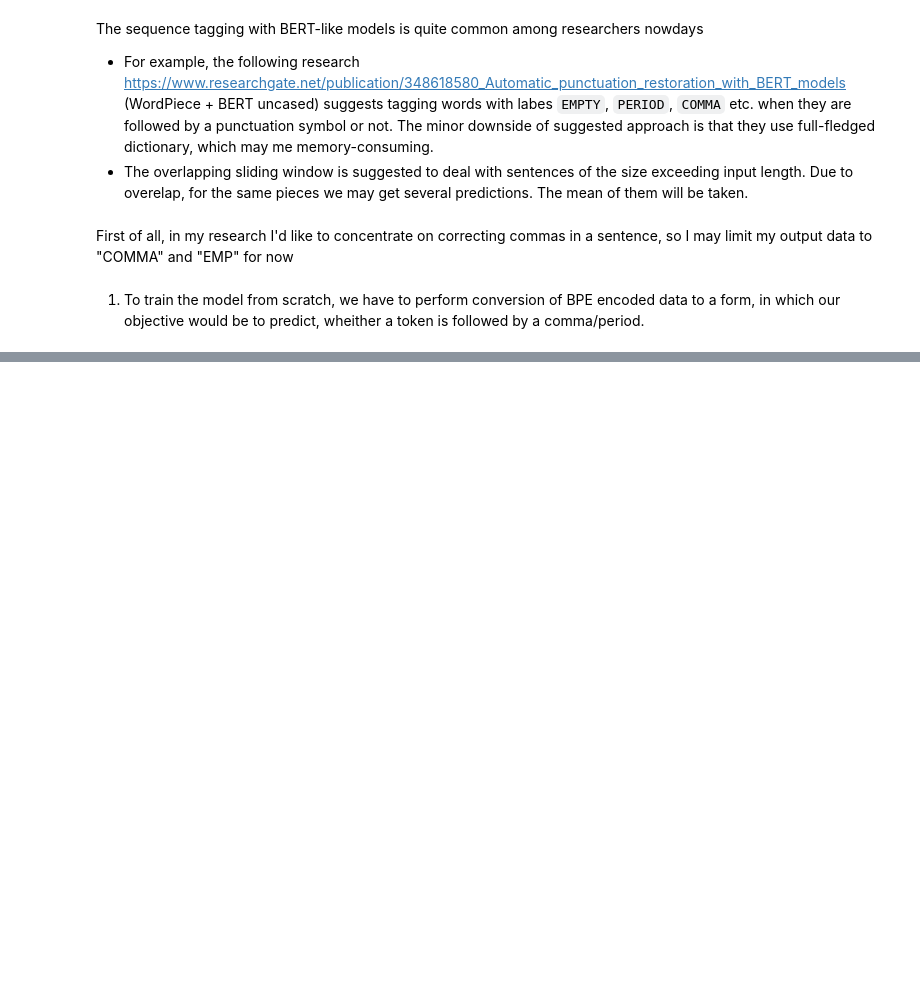
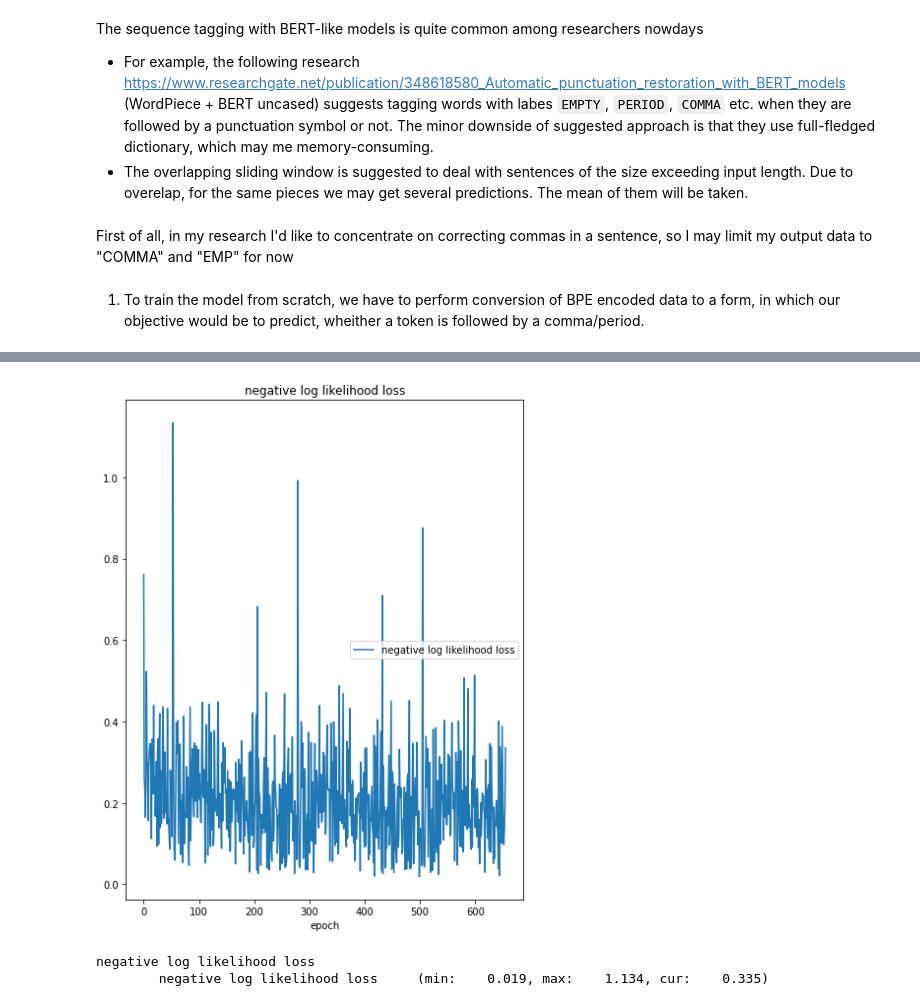
Before and after one commit to tomateit/punctuation-restoration, a Jupyter notebook: notebooks/1-seq2seq_formulation.ipynb, the cells around one changed output, grey strips where cells are left out. Saved outputs shown, nothing was run; the diff lists cells and outputs as text; code cells hidden in the pictures; blank space fills up the shorter version.

Commit message:
First working model and encoding algo + inference function

```diff
--- a/notebooks/1-seq2seq_formulation.ipynb
+++ b/notebooks/1-seq2seq_formulation.ipynb
@@ -89,0 +38,2 @@ encode_commas(enc)
+# %%
+bpe = create_bpe_tokenizer_from_scratch(" \n ".join(corpus))
@@ -89,0 +135,5 @@ encode_commas(enc)
+# %%
+EMBEDDING_DIM = 32
+HIDDEN_DIM    = 32
+VOCAB_SIZE    = total_words
+TAGSET_SIZE   = len(target_mapping)
@@ -89,0 +166,39 @@ encode_commas(enc)
+# %%
+model         = LSTMTagger(EMBEDDING_DIM, HIDDEN_DIM, VOCAB_SIZE, TAGSET_SIZE)
+loss_function = nn.NLLLoss()
+optimizer     = optim.SGD(model.parameters(), lr=0.1)
+# %%
+from livelossplot import PlotLosses
+
+liveplot = PlotLosses()
+# %%
+for epoch in range(10):
+    for i, (text, taglist) in enumerate(zip(encoded_corpus, tags)):
+
+        model.zero_grad()
+        text = torch.tensor(text)
+        taglist = torch.tensor(taglist)
+#         print(text, labels)
+#         break
+        tag_scores = model(text)
+
+        loss = loss_function(tag_scores, taglist)
+        loss.backward()
+        optimizer.step()
+
+
+#         print(loss)
+#         print(type(loss.detach().numpy()))
+#         break
+        if i % 1000 == 0:
+            l = loss.detach().numpy()
+            liveplot.update({'negative log likelihood loss': l})
+            liveplot.draw()
+
+
+#         if i == 15000:
+#             break
+# %% [output]
+[figure, added]
+negative log likelihood loss
+        negative log likelihood loss     (min:    0.019, max:    1.134, cur:    0.335)
```
Also changed, not shown: parts of 34 cells of this notebook.
